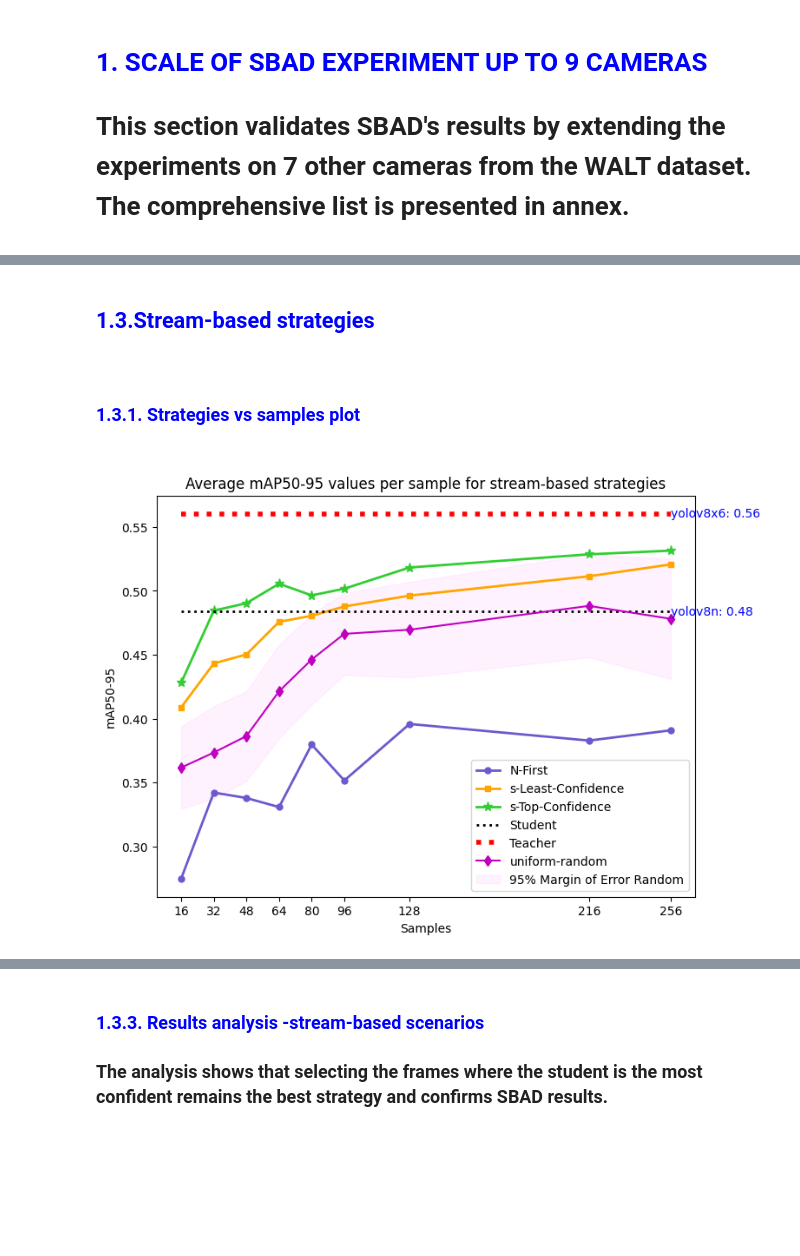
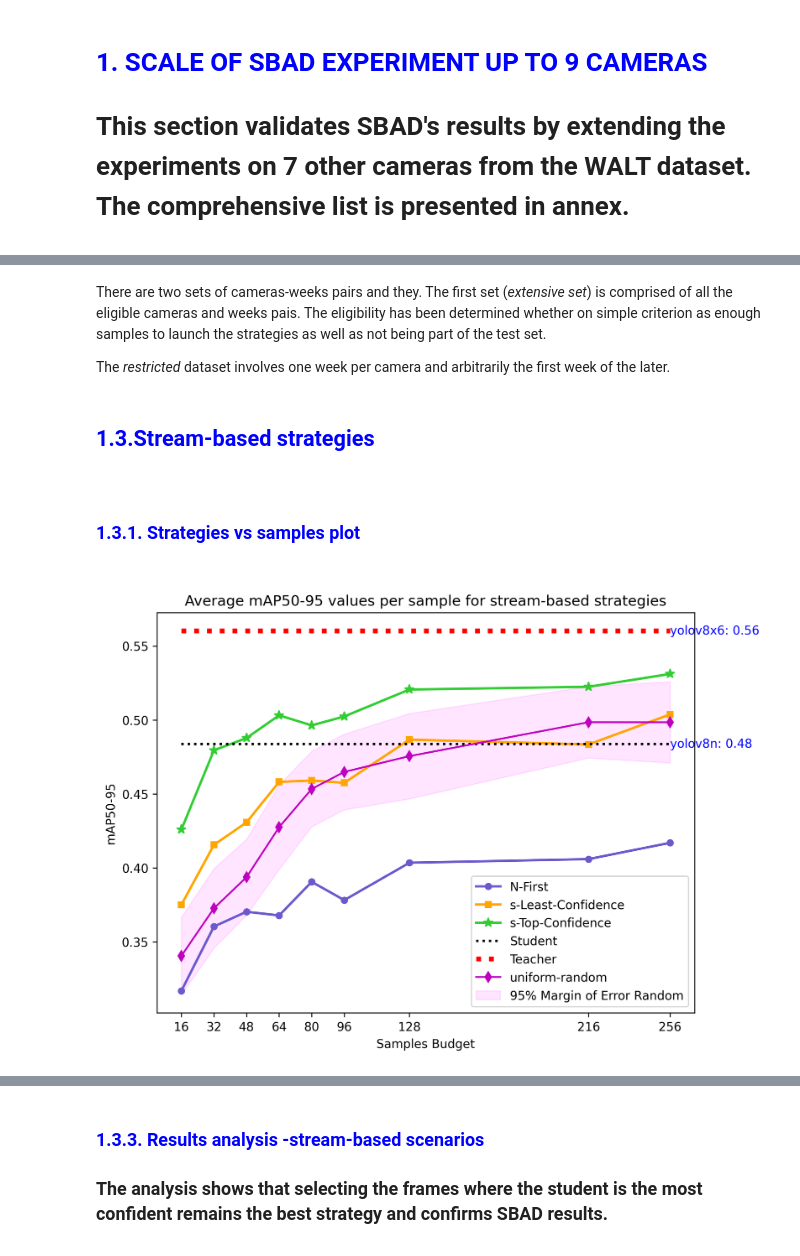
Before and after one commit to manjahdani/CSBAD, a Jupyter notebook: visualization_tools/analysis_journal.ipynb, the cells around one changed output, grey strips where cells are left out. Cells and saved outputs as stored; diff of their text form; code cells hidden in the pictures; blank space fills up the shorter version.

```diff
--- a/visualization_tools/analysis_journal.ipynb
+++ b/visualization_tools/analysis_journal.ipynb
@@ -48,7 +48,7 @@ def benchmark_strategies_plot(strategies_df,
     pivot_df = grouped_df.pivot(index='samples', columns='strategy', values='mAP50-95')
 
     # Plot
-    plt.figure(figsize=(8, 6))
+    plt.figure(figsize=(8, 6), dpi=300)
     ax = plt.gca()  # get the current axes, creating them if necessary
     for column in pivot_df.columns:
         style = strategy_styles.get(column, {})
@@ -81,7 +81,6 @@ def benchmark_strategies_plot(strategies_df,
     # Add average and variance for 'uniform-random' strategies
     if random_df is not None:
         random_grouped = random_df.groupby('samples')['mAP50-95'].agg(['mean', 'std', 'count'])
-
         z_score_95_percent = 1.96
         moe = z_score_95_percent * (random_grouped['std'] / np.sqrt(random_grouped['count']))
 
@@ -91,13 +90,13 @@ def benchmark_strategies_plot(strategies_df,
         ax.fill_between(random_grouped.index,
                         random_grouped['mean'] - moe,
                         random_grouped['mean'] + moe,
-                        color='magenta', alpha=0.05, label='95% Margin of Error Random')
+                        color='magenta', alpha=0.1, label='95% Margin of Error Random')
 
 
     # Set labels, legend, and title
     ax.legend()
     ax.set_title('Average mAP50-95 values per sample for different strategies')
-    ax.set_xlabel('Samples')
+    ax.set_xlabel('Samples Budget')
     ax.set_ylabel('mAP50-95')
     ax.grid(True)
     if plot_style is not None:
@@ -105,6 +104,11 @@ def benchmark_strategies_plot(strategies_df,
         ax.set_xticklabels(plot_style.get('tick_labels'))
         ax.set_title(plot_style.get('title','Average mAP50-95 values per sample for different strategies'))
         ax.grid(plot_style.get('setGrid',True))
+        plt.savefig(fname=plot_style.get("filename", "unknownfilename"),
+                                            format='pdf',
+                                            dpi=300)
+
+
     plt.show()
 # %%
 def filter_df(df, same_domain = False, strategies = None,
@@ -133,7 +137,7 @@ def filter_df(df, same_domain = False, strategies = None,
         filtered_df = filtered_df[~filtered_df['target_domain'].isin(excluded_domains)]
 
     if dom_periods is not None:
-        filtered_df = filtered_df[filtered_df['source_combo'].isin(restricted_dom_periods)]
+        filtered_df = filtered_df[filtered_df['source_combo'].isin(dom_periods)]
 
     if target_domain is not None:
         filtered_df = filtered_df[filtered_df['target_domain'].isin(target_domain)]
@@ -265,3 +265,7 @@ The _restricted_ dataset involves one week per camera and arbitrarily the first
+# %% [markdown]
+There are two sets of cameras-weeks pairs and they. The first set (_extensive set_) is comprised of all the eligible cameras and weeks pais. The eligibility has been determined whether on simple criterion as enough samples to launch the strategies as well as not being part of the test set.
+
+The _restricted_ dataset involves one week per camera and arbitrarily the first week of the later.
 # %%
 # Create a list of domains and periods for which we want to filter
 scal_dom_periods = [('cam1', 'week1'), ('cam1', 'week2'), ('cam1', 'week3'), ('cam1', 'week4'),
@@ -272,7 +276,7 @@ scal_dom_periods = [('cam1', 'week1'), ('cam1', 'week2'), ('cam1', 'week3'), ('c
                     ('cam6', 'week1'),('cam6', 'week3'),('cam6', 'week4'),
                     ('cam7', 'week4'),
                     ('cam8', 'week3'),
-                    ('cam9', 'week1')]
+                    ('cam9', 'week1'),('cam9', 'week2')]
 
 restricted_dom_periods  = [('cam1', 'week1'),
                            ('cam2', 'week1'),
@@ -287,8 +291,8 @@ restricted_dom_periods  = [('cam1', 'week1'),
 BASE_MODELS = ['yolov8n', 'yolov8s', 'yolov8m', 'yolov8l', 'yolov8x6']
 # %% [markdown]
  <h2> <font color="blue"> 1.3.Stream-based strategies </font><h2>
-# %% [markdown]
- <h3> <font color="blue"> 1.3.1.  Strategies vs samples plot </font><h3>
+# %% [markdown]
+ <h3> <font color="blue"> 1.3.1.  Strategies vs samples plot </font><h3>
 # %%
 strategies_stream_based = ['n-first',
                            'thresholded-top-confidence-max',
@@ -297,11 +301,11 @@ samples_stream_based = [16, 32, 48, 64, 80, 96, 128, 216, 256]
 
 prefix_random_stream_based = 'uniform-random'
 # Filter for a specific sample, strategy, and the domain-period combinations
-strategies_df, _ , _  = filter_df(df_stream,
-                              same_domain=True,
-                              strategies=strategies_stream_based,
-                              samples=samples_stream_based,
-                              dom_periods=scal_dom_periods)
+df_strategies_stream_based, _ , _  = filter_df(df_stream,
+                                               same_domain=True,
+                                               strategies=strategies_stream_based,
+                                               samples=samples_stream_based,
+                                               dom_periods=scal_dom_periods)
 
 #Baseline
 MODELS_TO_PLOT = ['yolov8n', 'yolov8x6']
@@ -313,32 +317,42 @@ random_df, _ , _ = filter_df(df_stream,
                       dom_periods=scal_dom_periods,
                       prefix_random=prefix_random_stream_based)
 
 
 strategy_styles = {
     'n-first': {'color': 'slateblue', 'marker': 'o','label':'N-First'},
     'thresholded-top-confidence-max': {'color': 'limegreen', 'marker': '*','label':'s-Top-Confidence','markersize':8},
     'thresholded-least-confidence-max': {'color': 'orange', 'marker': 's','label':'s-Least-Confidence'},
 }
 
 
 baseline_styles = {
     'yolov8n': {'color': 'k', 'marker': "",'label':'Student','linewidth':2},
     'yolov8x6': {'color': 'r', 'marker': "",'label':'Teacher','linewidth':4},
 }
 
 plot_style={
     'tick_positions' : samples_stream_based,
     'tick_labels':[str(value) for value in samples_stream_based],
     'title': 'Average mAP50-95 values per sample for stream-based strategies',
     'setGrid': False,
+    'filename':"E:\Download\images-journal\sbstrategies.pdf"
 }
 
-benchmark_strategies_plot(strategies_df,
+
+pv=benchmark_strategies_plot(df_strategies_stream_based,
                           strategy_styles=strategy_styles,
                           plot_style=plot_style,
                           baseline_df=baseline_df,
                           baseline_styles=baseline_styles,
                           random_df=random_df,
                           prefix_random=prefix_random_stream_based)
+#grouped_df_mean = df_strategies_stream_based.groupby(['strategy', 'samples']).mean(numeric_only=True)['mAP50-95'].reset_index()
+#grouped_df_std  = df_strategies_stream_based.groupby(['strategy', 'samples']).std(numeric_only=True)['mAP50-95'].reset_index()
+#grouped_df_count = df_strategies_stream_based.groupby(['strategy', 'samples']).count()['mAP50-95'].reset_index()
+# Pivot to wide format for plotting
+#pivot_df_mean = grouped_df_mean.pivot(index='samples', columns='strategy', values='mAP50-95')
+#pivot_df_std = grouped_df_std.pivot(index='samples', columns='strategy', values='mAP50-95')
+#pivot_df_count = grouped_df_count.pivot(index='samples', columns='strategy', values='mAP50-95')
+#display(pivot_df_mean,pivot_df_std,pivot_df_count)
 # %% [output]
-[figure, old version]
+[figure, new version]
```
Also changed, not shown: parts of 31 cells of this notebook.
